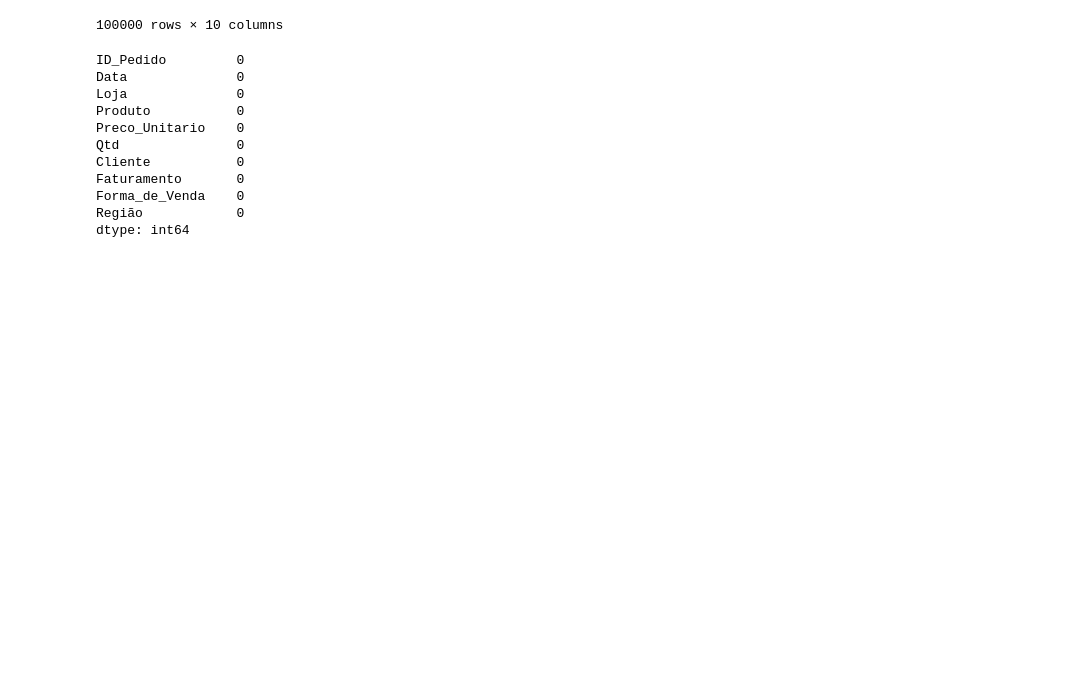
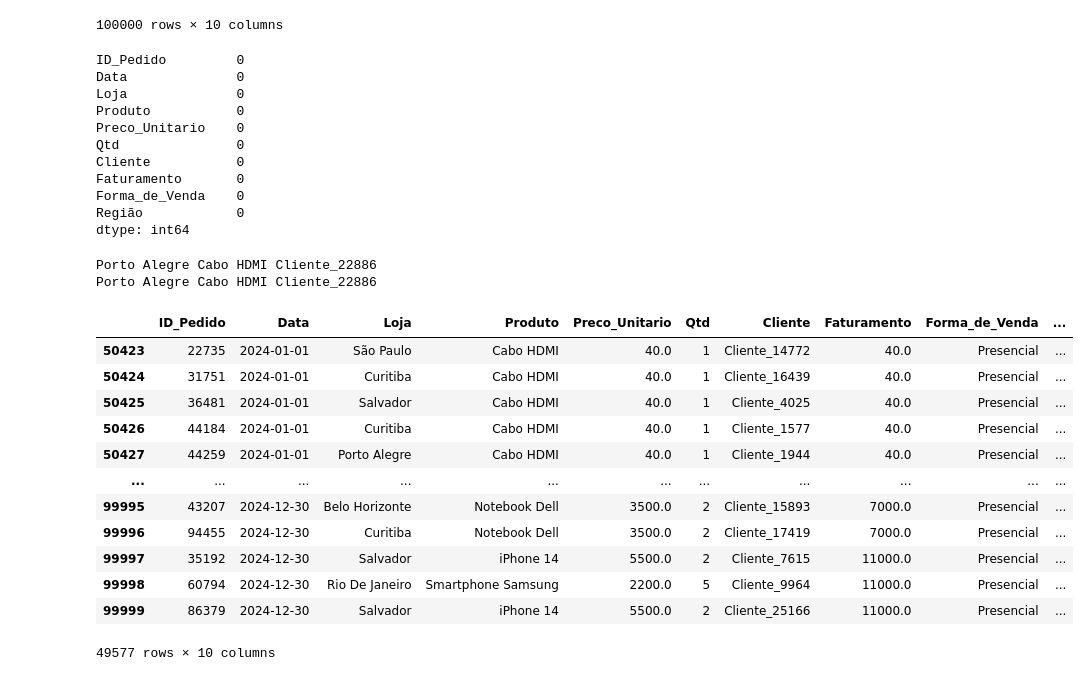
Before and after one commit to leversoncampos/data-notebook, a Jupyter notebook: analise_de_dados/pandas/pandas_supremo/notebook/pandas_supremo.ipynb, the cells around one changed output. Cells and saved outputs as stored; diff of their text form; code cells hidden in the pictures; blank space fills up the shorter version.

Commit message:
Organiza dados com agrupamentos e padronização de colunas

```diff
--- a/analise_de_dados/pandas/pandas_supremo/notebook/pandas_supremo.ipynb
+++ b/analise_de_dados/pandas/pandas_supremo/notebook/pandas_supremo.ipynb
@@ -193,3 +193,52 @@ Faturamento       0
 Forma_de_Venda    0
 Região            0
 dtype: int64
+# %%
+# Analisar -> Filtrar
+
+df_analise = df_analise.sort_values(by=["Data", "Faturamento"])
+df_analise = df_analise.reset_index(drop=True)
+
+#.loc: id do pedido -> por nome da coluna e por nome da linha
+id_pedido = 4
+loja = df_analise.loc[3, "Loja"]
+produto = df_analise.loc[3, "Produto"]
+cliente = df_analise.loc[3, "Cliente"]
+print(loja, produto, cliente)
+
+#.iloc -> por posicao
+id_pedido = 4
+loja = df_analise.iloc[3, 2]
+produto = df_analise.iloc[3, 3]
+cliente = df_analise.iloc[3, 6]
+print(loja, produto, cliente)
+
+# condicional
+df_id_pedido_4 = df_analise[df_analise["ID_Pedido"]== 4 ]
+
+# Exportar pedaçõs da base
+df_vendas_sp = df_analise[df_analise["Loja"]== "São Paulo"]
+df_vendas_sp.to_csv("../dados/vendas_sp.csv", index=False)
+#df_vendas_sp = df_analise
+
+# Exportar as vendas de 2024
+df_vendas_2024 = df_analise[df_analise["Data"].dt.year == 2024]
+
+##display(df_vendas_sp)
+display(df_vendas_2024)
+# %% [output]
+Porto Alegre Cabo HDMI Cliente_22886
+Porto Alegre Cabo HDMI Cliente_22886
+|  | ID_Pedido | Data | Loja | Produto | Preco_Unitario | Qtd | Cliente | Faturamento | Forma_de_Venda | ... |
+| 50423 | 22735 | 2024-01-01 | São Paulo | Cabo HDMI | 40.0 | 1 | Cliente_14772 | 40.0 | Presencial | ... |
+| 50424 | 31751 | 2024-01-01 | Curitiba | Cabo HDMI | 40.0 | 1 | Cliente_16439 | 40.0 | Presencial | ... |
+| 50425 | 36481 | 2024-01-01 | Salvador | Cabo HDMI | 40.0 | 1 | Cliente_4025 | 40.0 | Presencial | ... |
+| 50426 | 44184 | 2024-01-01 | Curitiba | Cabo HDMI | 40.0 | 1 | Cliente_1577 | 40.0 | Presencial | ... |
+| 50427 | 44259 | 2024-01-01 | Porto Alegre | Cabo HDMI | 40.0 | 1 | Cliente_1944 | 40.0 | Presencial | ... |
+| ... | ... | ... | ... | ... | ... | ... | ... | ... | ... | ... |
+| 99995 | 43207 | 2024-12-30 | Belo Horizonte | Notebook Dell | 3500.0 | 2 | Cliente_15893 | 7000.0 | Presencial | ... |
+| 99996 | 94455 | 2024-12-30 | Curitiba | Notebook Dell | 3500.0 | 2 | Cliente_17419 | 7000.0 | Presencial | ... |
+| 99997 | 35192 | 2024-12-30 | Salvador | iPhone 14 | 5500.0 | 2 | Cliente_7615 | 11000.0 | Presencial | ... |
+| 99998 | 60794 | 2024-12-30 | Rio De Janeiro | Smartphone Samsung | 2200.0 | 5 | Cliente_9964 | 11000.0 | Presencial | ... |
+| 99999 | 86379 | 2024-12-30 | Salvador | iPhone 14 | 5500.0 | 2 | Cliente_25166 | 11000.0 | Presencial | ... |
+49577 rows × 10 columns
```
Also changed, not shown: parts of 1 cell of this notebook, 1 other file.
